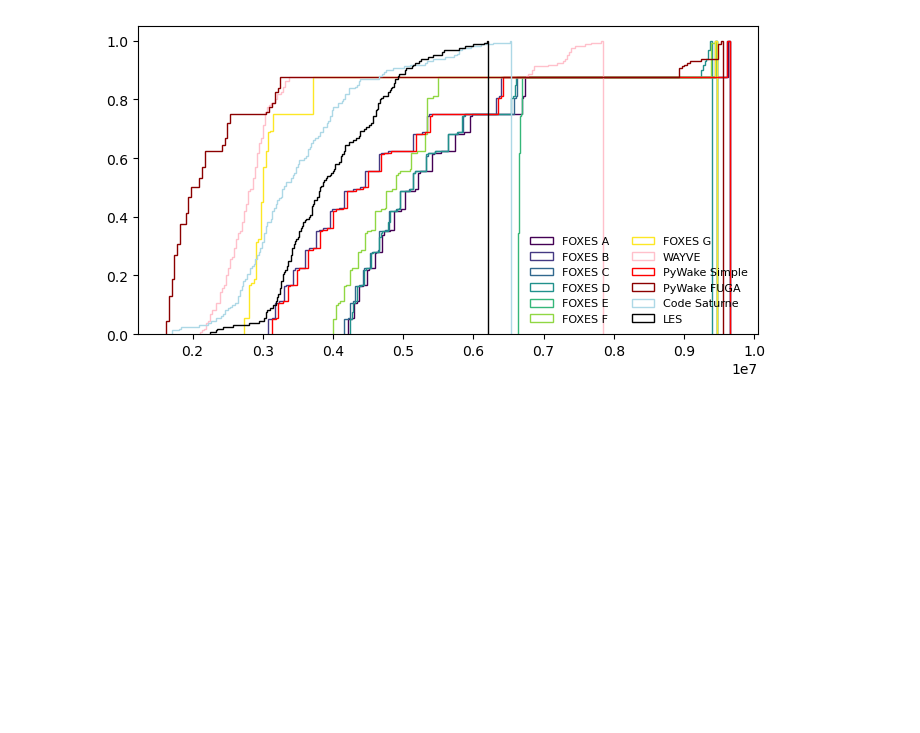
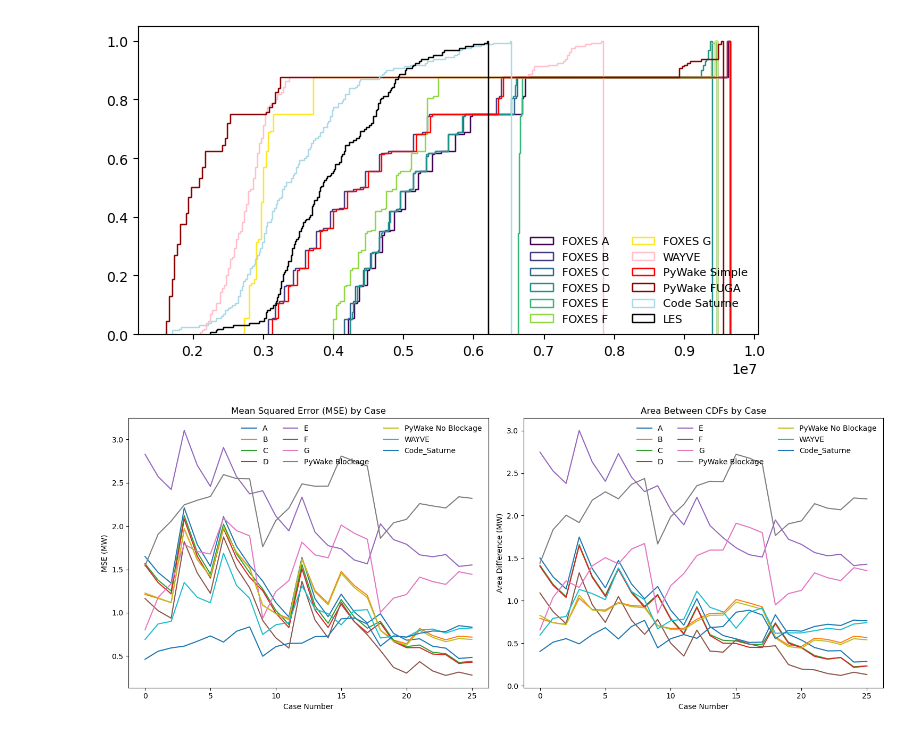
Before and after one commit to bjarketol/WIFA, a Jupyter notebook: vnv/uq_validation/validation_predictions/compare_predictions.ipynb, the cells around one changed output. Saved outputs shown, nothing was run; the diff lists cells and outputs as text; code cells hidden in the pictures; blank space fills up the shorter version.

Commit message:
track error over case number

```diff
--- a/vnv/uq_validation/validation_predictions/compare_predictions.ipynb
+++ b/vnv/uq_validation/validation_predictions/compare_predictions.ipynb
@@ -67,3 +67,98 @@ print('ok')
 # %% [output]
 ok
 [figure]
+# %%
+import numpy as np
+import pandas as pd
+import matplotlib.pyplot as plt
+
+# Number of cases
+num_cases = 26
+
+# Initialize lists for storing metrics
+mse_values = {letter: [] for letter in letters}
+mse_values['PyWake Blockage'] = []
+mse_values['PyWake No Blockage'] = []
+mse_values['WAYVE'] = []
+mse_values['Code_Saturne'] = []
+
+area_diff_values = {letter: [] for letter in letters}
+area_diff_values['PyWake Blockage'] = []
+area_diff_values['PyWake No Blockage'] = []
+area_diff_values['WAYVE'] = []
+area_diff_values['Code_Saturne'] = []
+
+# Common grid for CDF
+common_grid = np.linspace(0, 1.3e7, 1000)  # Example range, adjust as needed
+
+# Function to calculate area between CDFs
+def area_between_cdfs(data1, data2, grid):
+    cdf1 = np.interp(grid, np.sort(data1), np.linspace(0, 1, len(data1)))
+    cdf2 = np.interp(grid, np.sort(data2), np.linspace(0, 1, len(data2)))
+    return np.trapz(np.abs(cdf1 - cdf2), grid) / 1e6
+
+# Calculating MSE and area between CDFs for each case
+for case_num in range(num_cases):
+    les_case_values = les_dat.iloc[case_num].values[1:]
+
+    # FOXES models
+    for ll, letter in enumerate(letters):
+        foxes_values = foxes_pred[ll].isel(state=case_num).P.values * 1e3
+        mse = np.sqrt(np.mean((foxes_values - les_case_values) ** 2)) / 1e6
+        mse_values[letter].append(mse)
+        area_diff = area_between_cdfs(foxes_values, les_case_values, common_grid)
+        area_diff_values[letter].append(area_diff)
+
+    # PyWake Blockage
+    pywake_blockage_values = pywake_blockage.isel(time=case_num).Power.values
+    mse = np.sqrt(np.mean((pywake_blockage_values - les_case_values) ** 2)) / 1e6
+    mse_values['PyWake Blockage'].append(mse)
+    area_diff = area_between_cdfs(pywake_blockage_values, les_case_values, common_grid)
+    area_diff_values['PyWake Blockage'].append(area_diff)
+
+    # PyWake No Blockage
+    pywake_no_blockage_values = pywake_no_blockage.isel(time=case_num).Power.values
+    mse = np.sqrt(np.mean((pywake_no_blockage_values - les_case_values) ** 2)) / 1e6
+    mse_values['PyWake No Blockage'].append(mse)
+    area_diff = area_between_cdfs(pywake_no_blockage_values, les_case_values, common_grid)
+    area_diff_values['PyWake No Blockage'].append(area_diff)
+
+    # Code_Saturne
+    saturne_values = code_saturne_dat.iloc[case_num].values[1:]
+    mse = np.sqrt(np.mean((saturne_values - les_case_values) ** 2)) / 1e6
+    mse_values['Code_Saturne'].append(mse)
+    area_diff = area_between_cdfs(saturne_values, les_case_values, common_grid)
+    area_diff_values['Code_Saturne'].append(area_diff)
+
+    # WAYVE
+    wayve_values = wayve_dat.iloc[case_num].values[1:]
+    mse = np.sqrt(np.mean((wayve_values - les_case_values) ** 2)) / 1e6
+    mse_values['WAYVE'].append(mse)
+    area_diff = area_between_cdfs(wayve_values, les_case_values, common_grid)
+    area_diff_values['WAYVE'].append(area_diff)
+
+# Plotting the results
+plt.figure(figsize=(15, 6))
+
+# MSE plot
+plt.subplot(1, 2, 1)
+for key, value in mse_values.items():
+    plt.plot(range(num_cases), value, label=key)
+plt.title('Mean Squared Error (MSE) by Case')
+plt.xlabel('Case Number')
+plt.ylabel('MSE (MW)')
+plt.legend(ncol=3)
+
+# Area between CDFs plot
+plt.subplot(1,2, 2)
+for key, value in area_diff_values.items():
+    plt.plot(range(num_cases), value, label=key)
+plt.title('Area Between CDFs by Case')
+plt.xlabel('Case Number')
+plt.ylabel('Area Difference (MW)')
+plt.legend(ncol=3)
+
+plt.tight_layout()
+plt.show()
+# %% [output]
+[figure, added]
```
